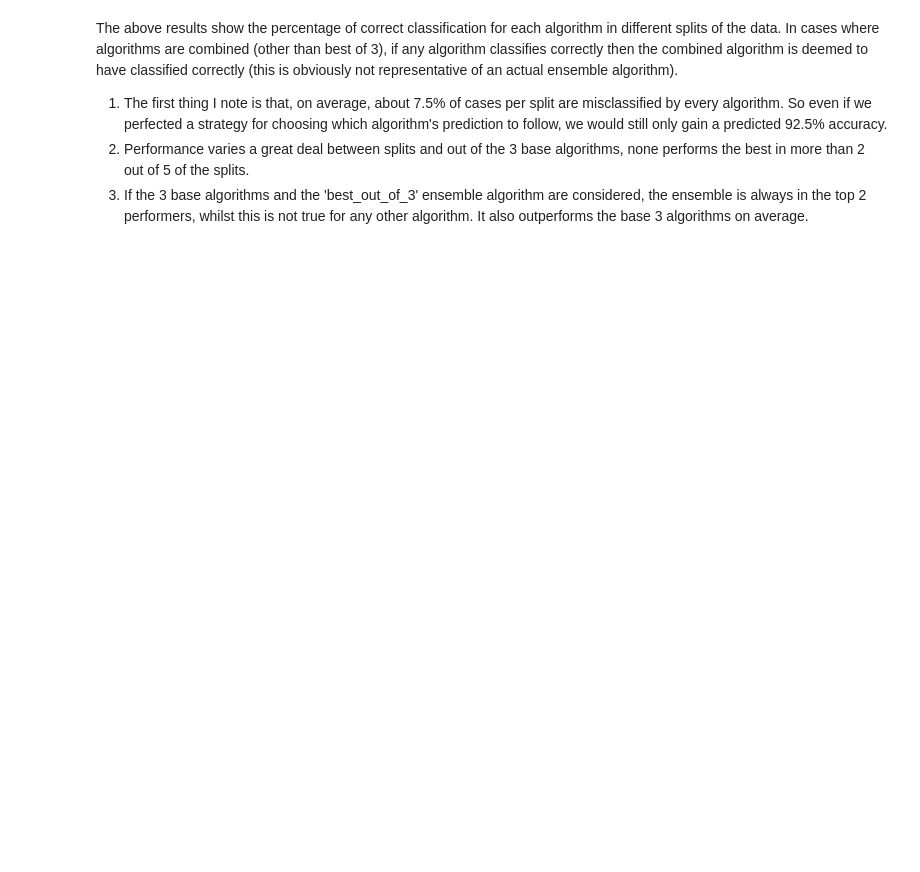
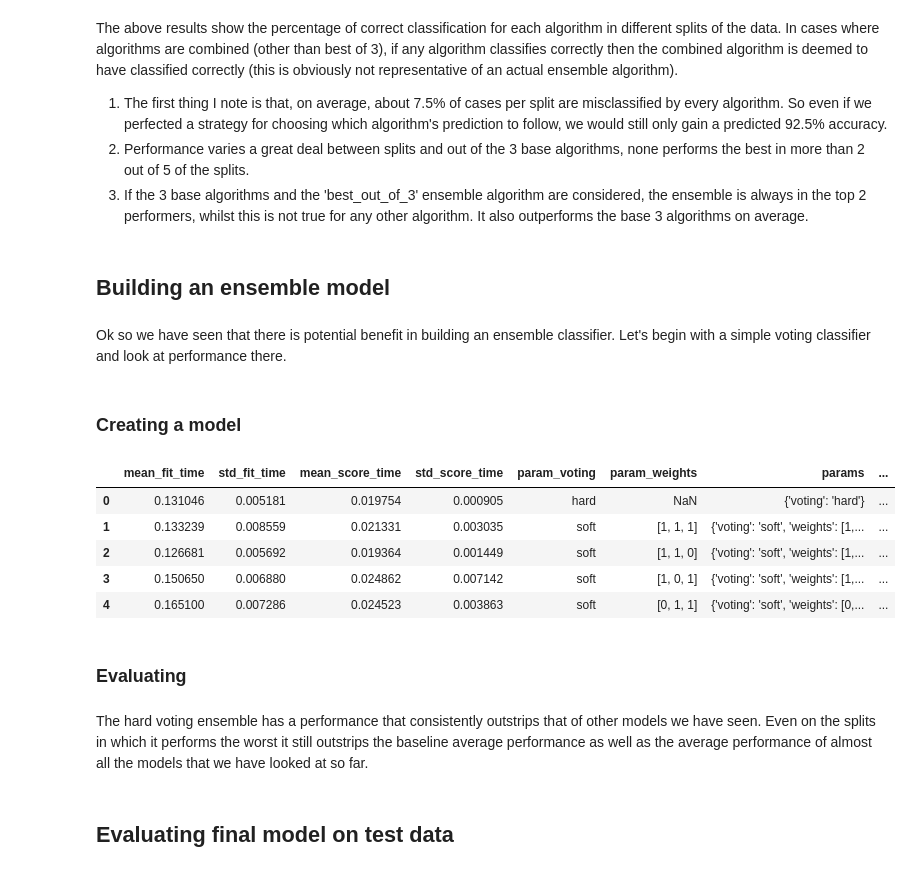
Before and after one commit to FredrickMMartin/Heart-Disease-Prediction, a Jupyter notebook: Write_up_Classifying.ipynb, the cells around one changed output. Saved outputs shown, nothing was run; the diff lists cells and outputs as text; code cells hidden in the pictures; blank space fills up the shorter version.

Commit message:
Add ensemble classifier

```diff
--- a/Write_up_Classifying.ipynb
+++ b/Write_up_Classifying.ipynb
@@ -872,3 +875,62 @@ In cases where algorithms are combined (other than best of 3), if any algorithm
 1. The first thing I note is that, on average, about 7.5% of cases per split are misclassified by every algorithm. So even if we perfected a strategy for choosing which algorithm's prediction to follow, we would still only gain a predicted 92.5% accuracy.
 2. Performance varies a great deal between splits and out of the 3 base algorithms, none performs the best in more than 2 out of 5 of the splits.
 3. If the 3 base algorithms and the 'best_out_of_3' ensemble algorithm are considered, the ensemble is always in the top 2 performers, whilst this is not true for any other algorithm. It also outperforms the base 3 algorithms on average.
+# %% [markdown]
+## Building an ensemble model
+# %% [markdown]
+Ok so we have seen that there is potential benefit in building an ensemble classifier.
+Let's begin with a simple voting classifier and look at performance there.
+# %% [markdown]
+### Creating a model
+# %%
+# build pipelines for all 3 models
+pipe_rf = Pipeline([
+    ('selector', FeatureSelector(rf_best_features))
+    , ('preprocessor', preprocessor)
+    , ('rf', RandomForestClassifier(random_state = 42, min_samples_leaf = 0.2))
+])
+
+pipe_log_res = Pipeline([
+    ('selector', FeatureSelector(log_res_best_features))
+    , ('preprocessor', preprocessor)
+    , ('log_res', LogisticRegression(random_state = 42, C = 0.3))
+])
+
+pipe_svm = Pipeline([
+    ('selector', FeatureSelector(svm_best_features))
+    , ('preprocessor', preprocessor)
+    , ('svm', SVC(random_state = 42, C = 1.0, probability = True))
+])
+# %%
+# create the ensemle classifier
+eclf = VotingClassifier(estimators=[('rf', pipe_rf), ('log_res', pipe_log_res), ('svm', pipe_svm)])
+# %%
+# create a grid search to test different ensemble options
+parameters = [{
+        'voting' : ['hard']
+    }
+
+    ,{
+       'voting' : ['soft']
+       , 'weights' : ([1, 1, 1], [1, 1, 0], [1, 0, 1], [0, 1, 1])
+    }]
+
+gscv = GridSearchCV(eclf, parameters, cv = 5, scoring = 'f1')
+
+gscv.fit(X_train, y_train)
+gs_results = pd.DataFrame(gscv.cv_results_)
+gs_results
+# %% [output]
+|  | mean_fit_time | std_fit_time | mean_score_time | std_score_time | param_voting | param_weights | params | ... |
+| 0 | 0.131046 | 0.005181 | 0.019754 | 0.000905 | hard | NaN | {'voting': 'hard'} | ... |
+| 1 | 0.133239 | 0.008559 | 0.021331 | 0.003035 | soft | [1, 1, 1] | {'voting': 'soft', 'weights': [1,... | ... |
+| 2 | 0.126681 | 0.005692 | 0.019364 | 0.001449 | soft | [1, 1, 0] | {'voting': 'soft', 'weights': [1,... | ... |
+| 3 | 0.150650 | 0.006880 | 0.024862 | 0.007142 | soft | [1, 0, 1] | {'voting': 'soft', 'weights': [1,... | ... |
+| 4 | 0.165100 | 0.007286 | 0.024523 | 0.003863 | soft | [0, 1, 1] | {'voting': 'soft', 'weights': [0,... | ... |
+# %% [markdown]
+### Evaluating
+# %% [markdown]
+The hard voting ensemble has a performance that consistently outstrips that of other models we have seen.
+Even on the splits in which it performs the worst it still outstrips the baseline average performance as well as the average performance of almost all the models that we have looked at so far.
+# %% [markdown]
+## Evaluating final model on test data
```
Also changed, not shown: parts of 6 cells of this notebook.
